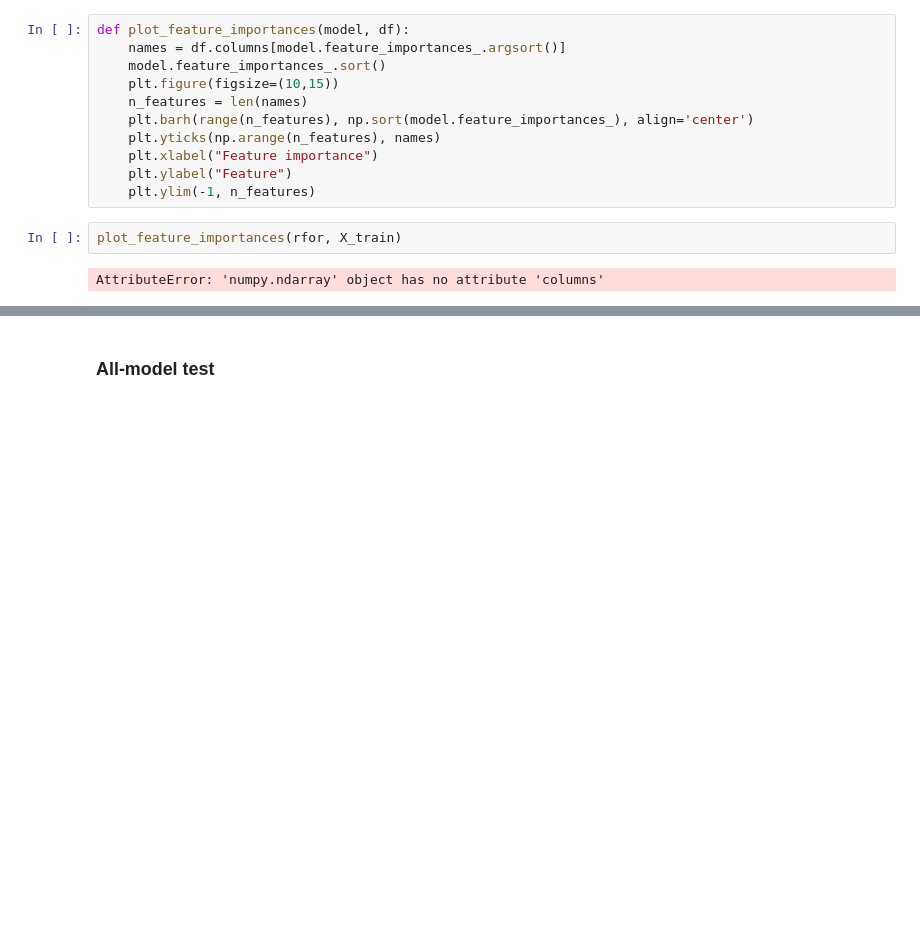
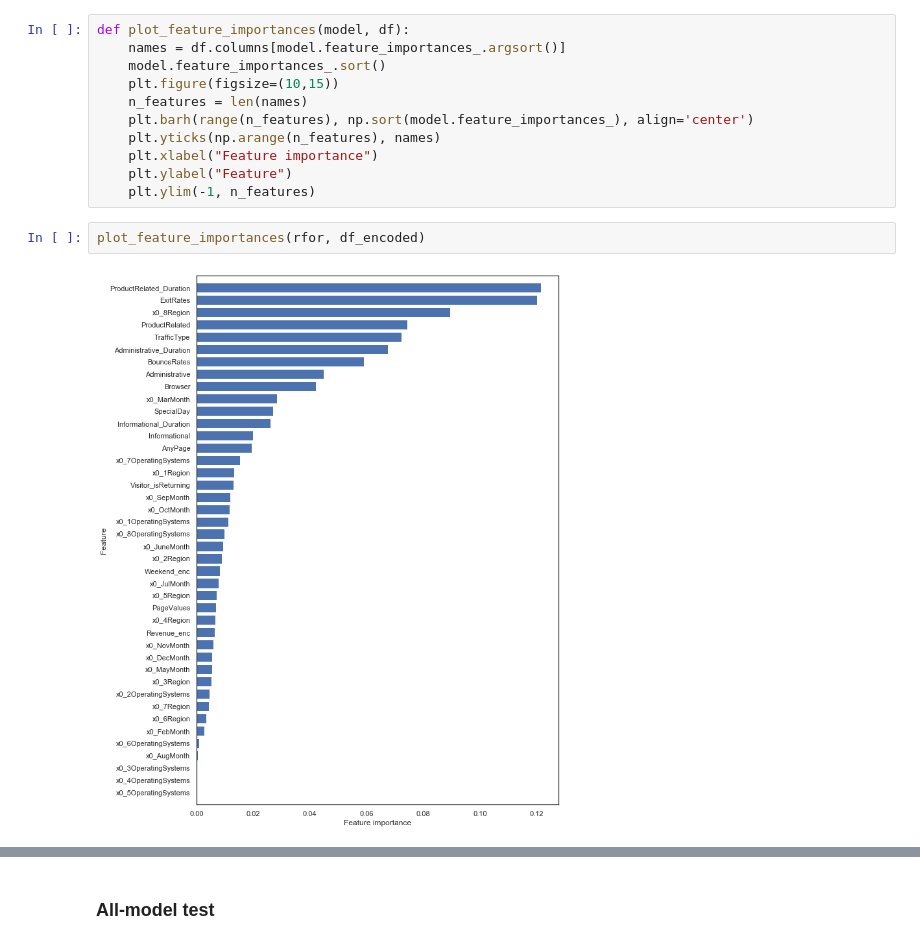
Before and after one commit to sideround/project-ml-onlineshop, a Jupyter notebook: project-ml-onlineshop_sosas.ipynb, the cells around one changed output, grey strips where cells are left out. Cells and saved outputs as stored; diff of their text form; blank space fills up the shorter version.

```diff
--- a/project-ml-onlineshop_sosas.ipynb
+++ b/project-ml-onlineshop_sosas.ipynb
@@ -1668,8 +1668,8 @@ def plot_feature_importances(model, df):
     plt.ylabel("Feature")
     plt.ylim(-1, n_features)
 # %%
-plot_feature_importances(rfor, X_train)
+plot_feature_importances(rfor, df_encoded)
 # %% [output]
-AttributeError: 'numpy.ndarray' object has no attribute 'columns'
+[figure, added]
 # %%
 confusion_matrix(y_test, rfor.predict(X_test_sdscale))
```
Also changed, not shown: parts of 19 cells of this notebook.
